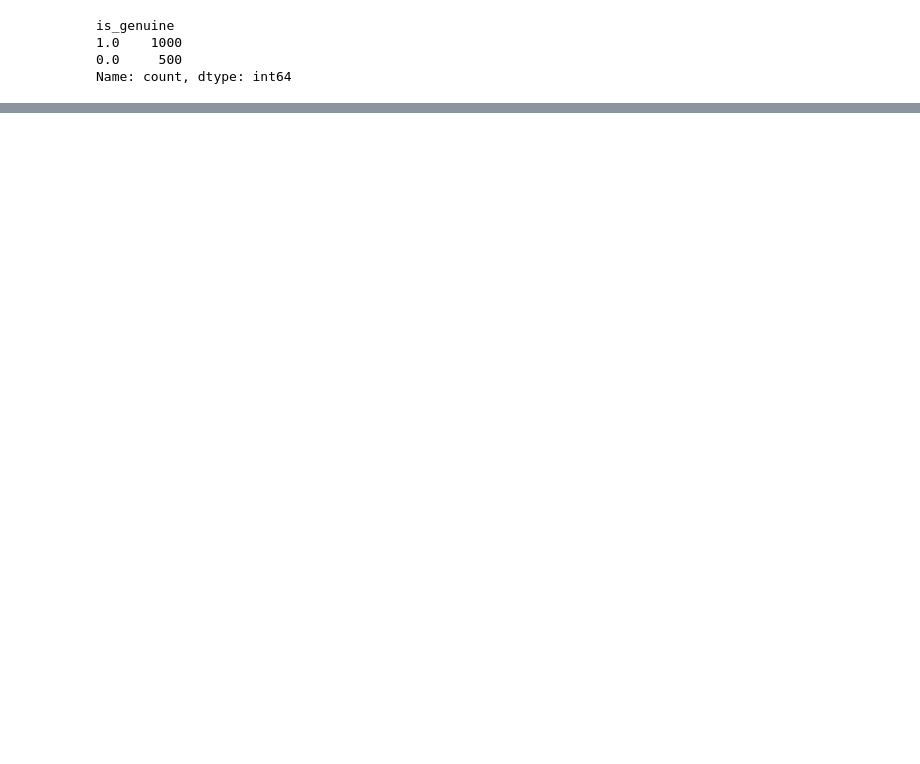
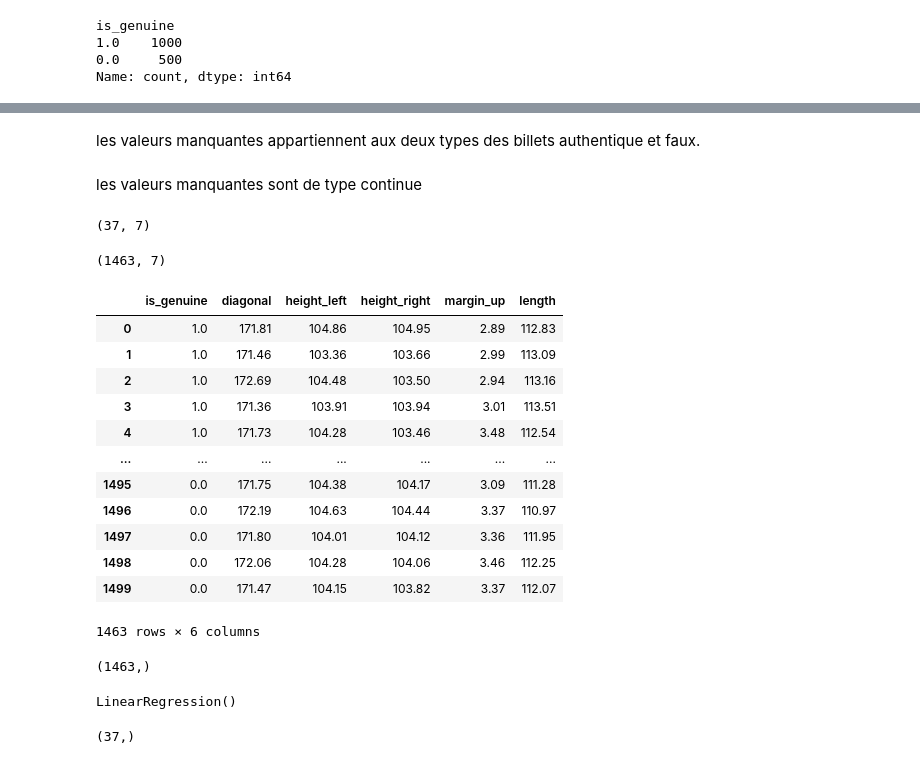
Before and after one commit to Nada-Lahbib/Project_10_Detection_des_faux_billets_avec_Python, a Jupyter notebook: notebooks/LAHBIB_Nada_1_notebook_022024.ipynb, the cells around one changed output, grey strips where cells are left out. Saved outputs shown, nothing was run; the diff lists cells and outputs as text; code cells hidden in the pictures; blank space fills up the shorter version.

```diff
--- a/notebooks/LAHBIB_Nada_1_notebook_022024.ipynb
+++ b/notebooks/LAHBIB_Nada_1_notebook_022024.ipynb
@@ -166,6 +193,3 @@ margin_low      285
 margin_up       123
 length          336
 dtype: int64
-# %%
-# ID
-df['id'] = ['B_' + str(i) for i in range(1, len(df) + 1)]
@@ -199,0 +234,4 @@ nb_true
+# %% [markdown]
+les valeurs manquantes appartiennent aux deux types des billets authentique et faux.
+# %% [markdown]
+les valeurs manquantes sont de type continue
@@ -199,0 +242,47 @@ nb_true
+# %%
+# Séparer les données en deux ensembles : avec et sans valeurs manquantes
+
+test_data = df[df['margin_low'].isna()] #DataFrame qui contient que les valeurs manquantes
+
+train_data = df[~df['margin_low'].isna()] #dataframe sans valeurs manquantes
+# %%
+test_data.shape
+# %% [output]
+(37, 7)
+# %%
+train_data.shape
+# %% [output]
+(1463, 7)
+# %%
+# Diviser les données en variables explicatives (X) et la variable cible (y)
+#les variables cibles (X)
+X_train = train_data.drop(columns=['margin_low'])
+X_train
+# %% [output]
+|  | is_genuine | diagonal | height_left | height_right | margin_up | length |
+| 0 | 1.0 | 171.81 | 104.86 | 104.95 | 2.89 | 112.83 |
+| 1 | 1.0 | 171.46 | 103.36 | 103.66 | 2.99 | 113.09 |
+| 2 | 1.0 | 172.69 | 104.48 | 103.50 | 2.94 | 113.16 |
+| 3 | 1.0 | 171.36 | 103.91 | 103.94 | 3.01 | 113.51 |
+| 4 | 1.0 | 171.73 | 104.28 | 103.46 | 3.48 | 112.54 |
+| ... | ... | ... | ... | ... | ... | ... |
+| 1495 | 0.0 | 171.75 | 104.38 | 104.17 | 3.09 | 111.28 |
+| 1496 | 0.0 | 172.19 | 104.63 | 104.44 | 3.37 | 110.97 |
+| 1497 | 0.0 | 171.80 | 104.01 | 104.12 | 3.36 | 111.95 |
+| 1498 | 0.0 | 172.06 | 104.28 | 104.06 | 3.46 | 112.25 |
+| 1499 | 0.0 | 171.47 | 104.15 | 103.82 | 3.37 | 112.07 |
+1463 rows × 6 columns
+# %%
+# Diviser les données en variables explicatives (X) et la variable cible (y)
+#la variable cible (y) (target)
+y_train= train_data['margin_low']
+y_train.shape
+# %% [output]
+(1463,)
+# %%
+## Model
+# Créer et entraîner le modèle de régression linéaire
+model = LinearRegression()
+model.fit(X_train, y_train)
+# %% [output]
+LinearRegression()
@@ -199,0 +295,4 @@ nb_true
+# %%
+y_predicted.shape
+# %% [output]
+(37,)
```
Also changed, not shown: parts of 45 cells of this notebook, 4 other files.
